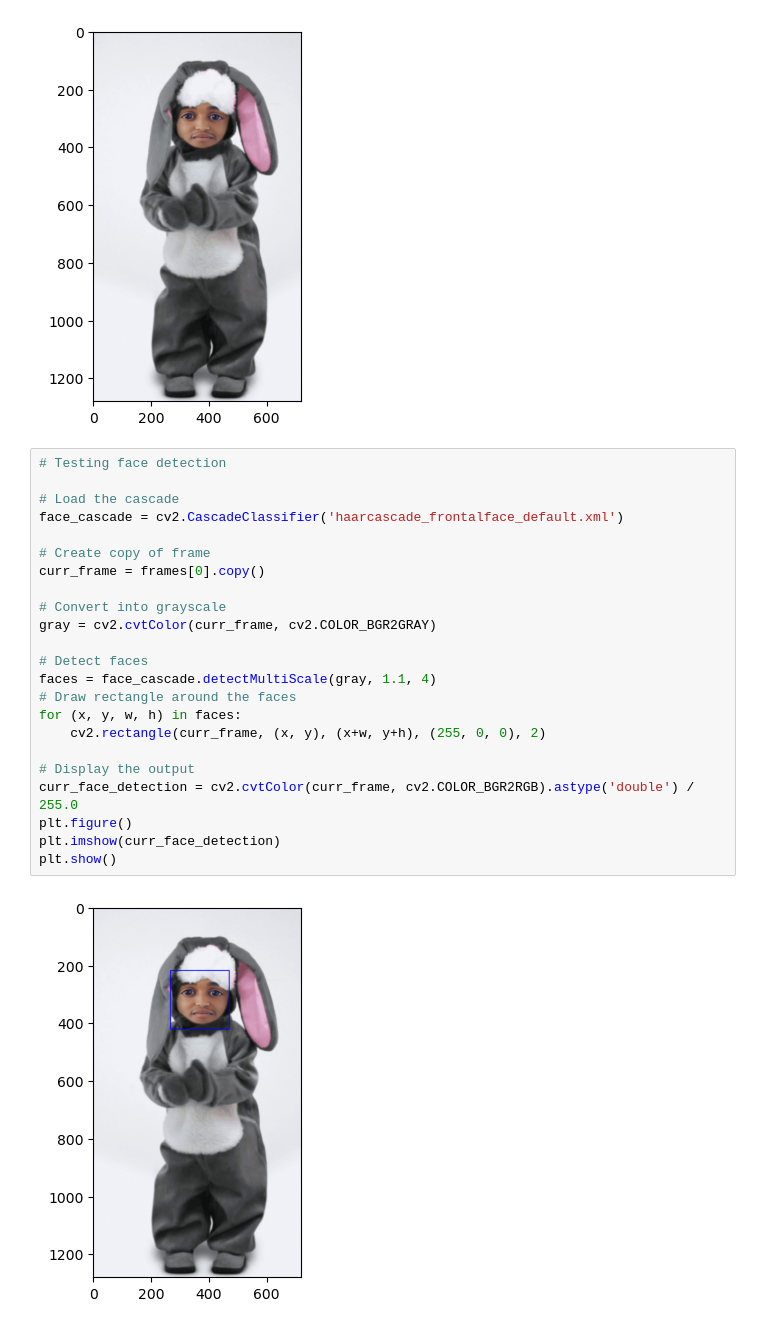
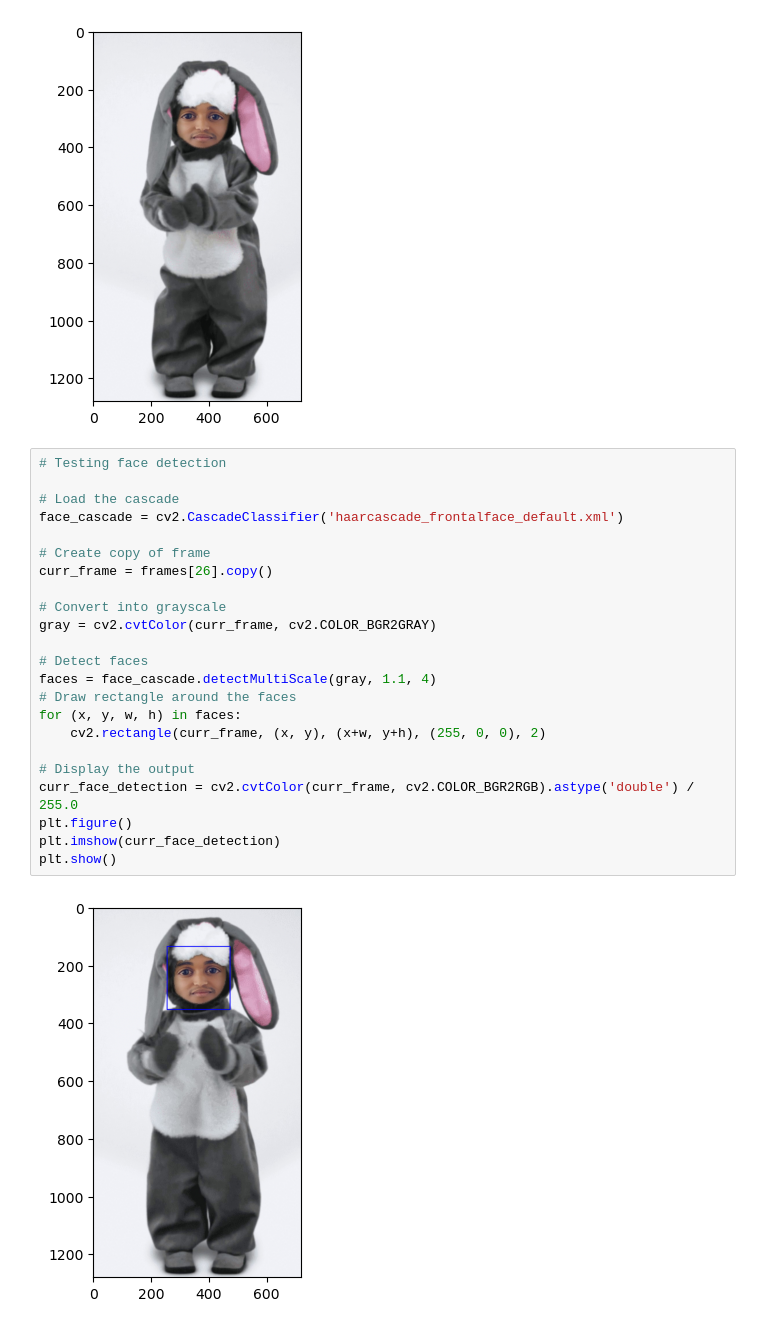
Before and after one commit to phan603/CS445-final-project, a Jupyter notebook: Final_Project.ipynb, the cells around one changed output. Saved outputs shown, nothing was run; the diff lists cells and outputs as text.

```diff
--- a/Final_Project.ipynb
+++ b/Final_Project.ipynb
@@ -69,25 +64,25 @@ plt.show()
 # %%
 # Testing face detection
 
 # Load the cascade
 face_cascade = cv2.CascadeClassifier('haarcascade_frontalface_default.xml')
 
 # Create copy of frame
-curr_frame = frames[0].copy()
+curr_frame = frames[26].copy()
 
 # Convert into grayscale
 gray = cv2.cvtColor(curr_frame, cv2.COLOR_BGR2GRAY)
 
 # Detect faces
 faces = face_cascade.detectMultiScale(gray, 1.1, 4)
 # Draw rectangle around the faces
 for (x, y, w, h) in faces:
     cv2.rectangle(curr_frame, (x, y), (x+w, y+h), (255, 0, 0), 2)
 
 # Display the output
 curr_face_detection = cv2.cvtColor(curr_frame, cv2.COLOR_BGR2RGB).astype('double') / 255.0
 plt.figure()
 plt.imshow(curr_face_detection)
 plt.show()
 # %% [output]
-[figure, old version]
+[figure, new version]
```
Also changed, not shown: parts of 8 cells of this notebook, 6 other files.
